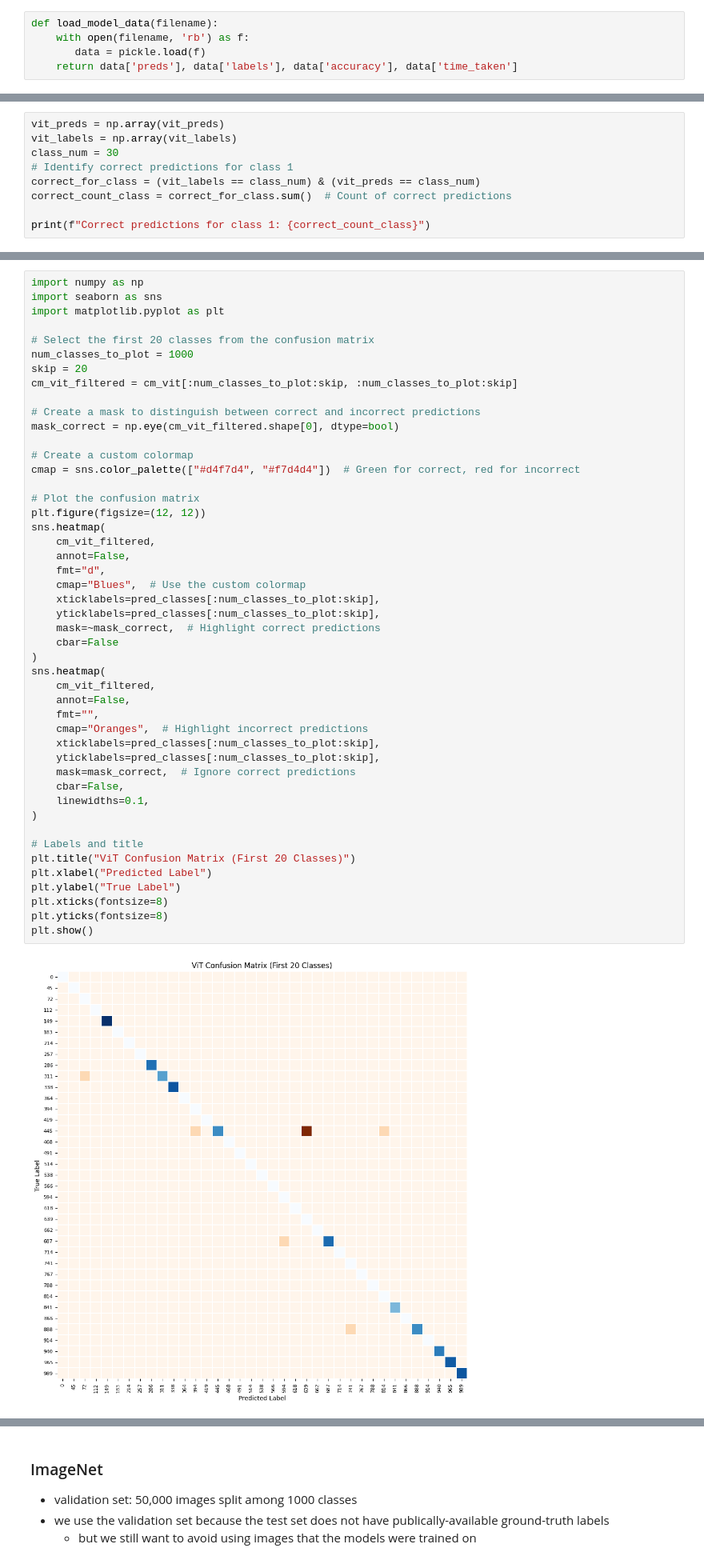
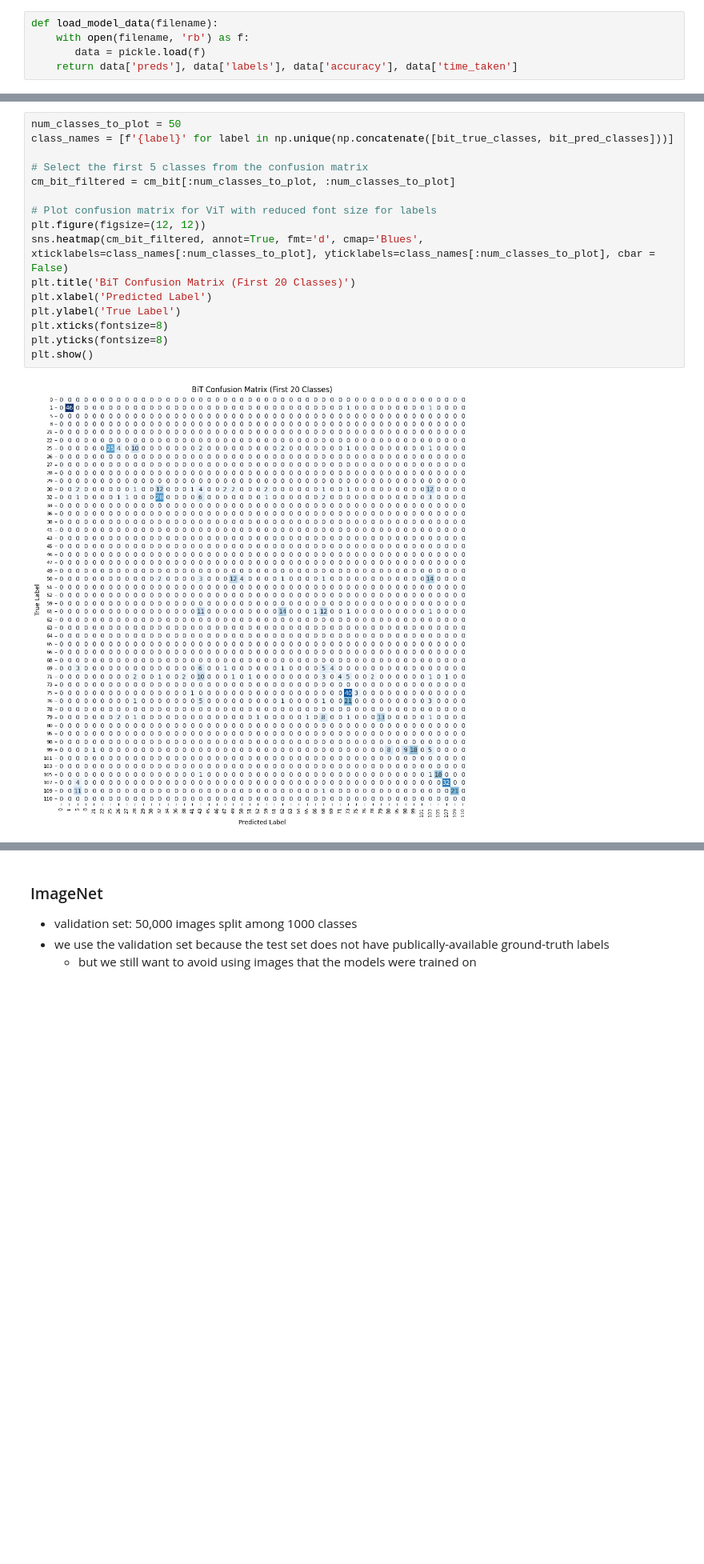
Before and after one commit to MagneticZebra/ViT-vs-CNN, a Jupyter notebook: cnn_vs_vit.ipynb, the cells around one changed output, grey strips where cells are left out. Shown at 80% size. Drawn from its saved outputs; the diff is of its cells as text; blank space fills up the shorter version.

```diff
--- a/cnn_vs_vit.ipynb
+++ b/cnn_vs_vit.ipynb
@@ -234,9 +220,0 @@ Unique predicted classes: [ 0  1  5 10 14 21 23 25 26 27]
-# %%
-vit_preds = np.array(vit_preds)
-vit_labels = np.array(vit_labels)
-class_num = 30
-# Identify correct predictions for class 1
-correct_for_class = (vit_labels == class_num) & (vit_preds == class_num)
-correct_count_class = correct_for_class.sum()  # Count of correct predictions
-
-print(f"Correct predictions for class 1: {correct_count_class}")
@@ -281,49 +420,18 @@ print(np.unique(vit_labels))
 # %%
-import numpy as np
-import seaborn as sns
-import matplotlib.pyplot as plt
+num_classes_to_plot = 50
+class_names = [f'{label}' for label in np.unique(np.concatenate([bit_true_classes, bit_pred_classes]))]
 
-# Select the first 20 classes from the confusion matrix
-num_classes_to_plot = 1000
-skip = 20
-cm_vit_filtered = cm_vit[:num_classes_to_plot:skip, :num_classes_to_plot:skip]
+# Select the first 5 classes from the confusion matrix
+cm_bit_filtered = cm_bit[:num_classes_to_plot, :num_classes_to_plot]
 
-# Create a mask to distinguish between correct and incorrect predictions
-mask_correct = np.eye(cm_vit_filtered.shape[0], dtype=bool)
-
-# Create a custom colormap
-cmap = sns.color_palette(["#d4f7d4", "#f7d4d4"])  # Green for correct, red for incorrect
-
-# Plot the confusion matrix
+# Plot confusion matrix for ViT with reduced font size for labels
 plt.figure(figsize=(12, 12))
-sns.heatmap(
-    cm_vit_filtered,
-    annot=False,
-    fmt="d",
-    cmap="Blues",  # Use the custom colormap
-    xticklabels=pred_classes[:num_classes_to_plot:skip],
-    yticklabels=pred_classes[:num_classes_to_plot:skip],
-    mask=~mask_correct,  # Highlight correct predictions
-    cbar=False
-)
-sns.heatmap(
-    cm_vit_filtered,
-    annot=False,
-    fmt="",
-    cmap="Oranges",  # Highlight incorrect predictions
-    xticklabels=pred_classes[:num_classes_to_plot:skip],
-    yticklabels=pred_classes[:num_classes_to_plot:skip],
-    mask=mask_correct,  # Ignore correct predictions
-    cbar=False,
-    linewidths=0.1,
-)
-
-# Labels and title
-plt.title("ViT Confusion Matrix (First 20 Classes)")
-plt.xlabel("Predicted Label")
-plt.ylabel("True Label")
+sns.heatmap(cm_bit_filtered, annot=True, fmt='d', cmap='Blues', xticklabels=class_names[:num_classes_to_plot], yticklabels=class_names[:num_classes_to_plot], cbar = False)
+plt.title('BiT Confusion Matrix (First 20 Classes)')
+plt.xlabel('Predicted Label')
+plt.ylabel('True Label')
 plt.xticks(fontsize=8)
 plt.yticks(fontsize=8)
 plt.show()
 # %% [output]
-[figure, old version]
+[figure, new version]
```
Also changed, not shown: parts of 16 cells of this notebook, 6 other files.
